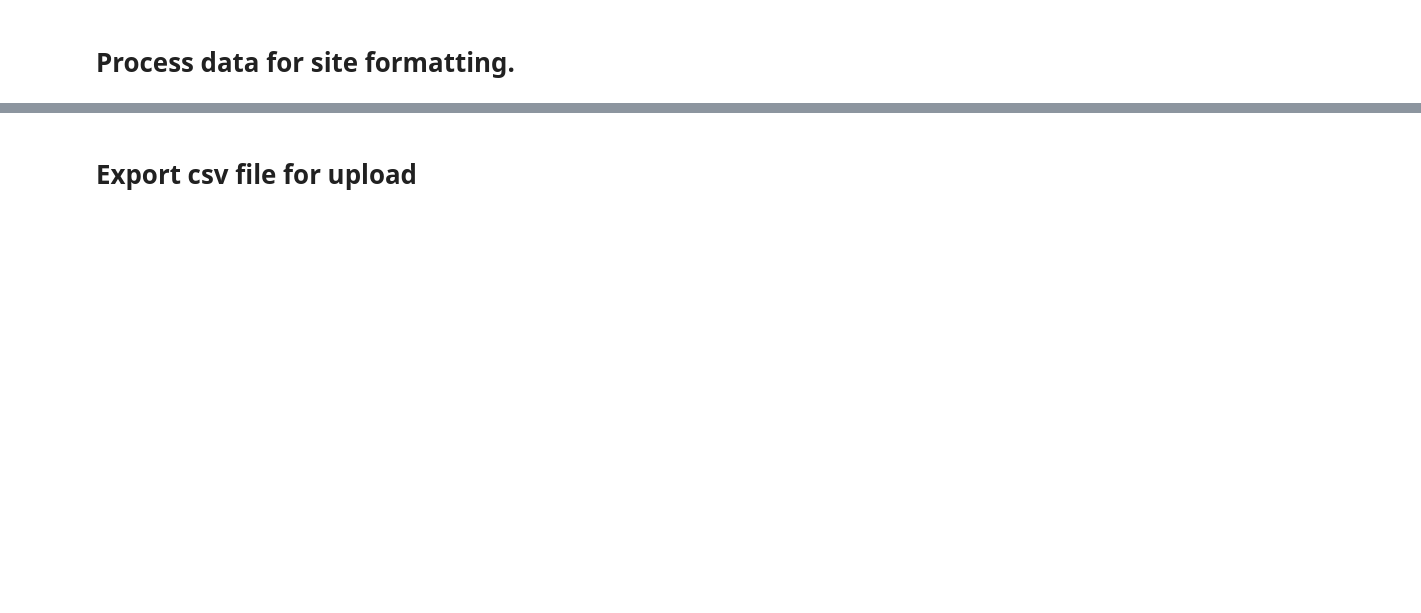
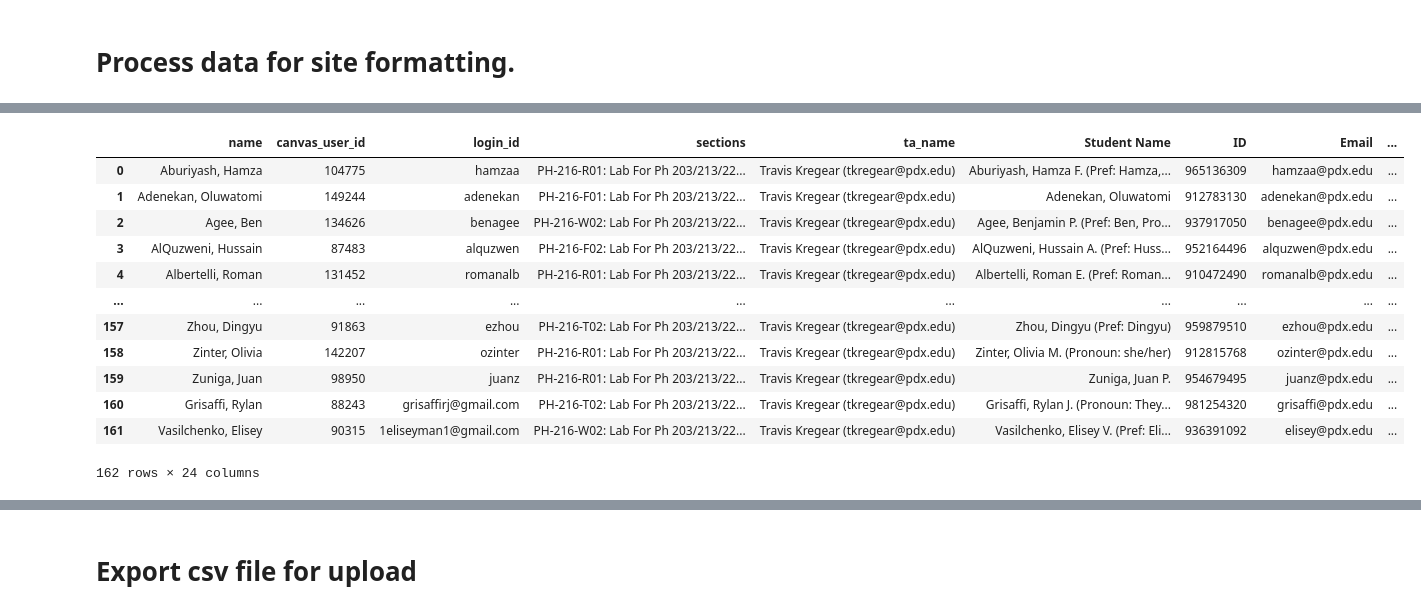
Before and after one commit to PeaceAndLongLife/Analysis-Colab, a Jupyter notebook: notebooks/Compare_and_Update_site_roster.ipynb, the cells around one changed output, grey strips where cells are left out. Drawn from its saved outputs; the diff is of its cells as text; code cells hidden in the pictures; blank space fills up the shorter version.

```diff
--- a/notebooks/Compare_and_Update_site_roster.ipynb
+++ b/notebooks/Compare_and_Update_site_roster.ipynb
@@ -200,8 +202,8 @@ print("The 'extract_file_id' function has been defined.")
 # Read in Data
 # %%
 # @title Import Canvas roster CSV and Banner Roster xlsx {"form-width":"20%"}
-csv_link = "https://drive.google.com/file/d/17T5HCGWP4W8B3jKywOxZtkpltZ0GWgoh/view?usp=drive_link" # @param {"type":"string","placeholder":"Enter the link for the Canvas roster CSV file"}
-xlsx_link = "https://docs.google.com/spreadsheets/d/19xTIMlMQK4gQRIJ5Ymj7pfxGelLIKng_/edit?usp=drive_link&ouid=114068857540291368901&rtpof=true&sd=true" # @param {"type":"string","placeholder":"Enter the link for the Banner roster XLSX file"}
+csv_link = "https://drive.google.com/file/d/1ssH1LXeEt6YszpzfnHbKwCXNqpd0gQKG/view?usp=drive_link" # @param {"type":"string","placeholder":"Enter the link for the Canvas roster CSV file"}
+xlsx_link = "https://docs.google.com/spreadsheets/d/1UdDi1WcxtwnT9H5UwOIF53nqSnRiLZ3t/edit?usp=sharing&ouid=114068857540291368901&rtpof=true&sd=true" # @param {"type":"string","placeholder":"Enter the link for the Banner roster XLSX file"}
 
 # @markdown ---
 # @markdown Link to download canvas roster:
@@ -233,11 +235,11 @@ print("\nAttempting to read XLSX file...")
 df_xlsx = document_manager.read_file(xlsx_file_id, file_type='xlsx')
 if df_xlsx is not None:
     # Set the 14th row (index 13) as column headers
-    new_header = df_xlsx.iloc[13]
-    df_xlsx = df_xlsx[14:] # Remove rows up to and including the new header row
-    df_xlsx.columns = new_header # Set the new header
+    # new_header = df_xlsx.iloc[13]
+    # df_xlsx = df_xlsx[14:] # Remove rows up to and including the new header row
+    # df_xlsx.columns = new_header # Set the new header
     # Reset index after dropping rows
-    df_xlsx = df_xlsx.reset_index(drop=True)
+    # df_xlsx = df_xlsx.reset_index(drop=True)
     print("XLSX DataFrame head after processing:")
     display(df_xlsx.head())
 else:
@@ -440,0 +510,16 @@ display(merged_df)
+# %%
+display(merged_df)
+# %% [output]
+|  | name | canvas_user_id | login_id | sections | ta_name | Student Name | ID | Email | ... |
+| 0 | Aburiyash, Hamza | 104775 | hamzaa | PH-216-R01: Lab For Ph 203/213/22... | Travis Kregear (tkregear@pdx.edu) | Aburiyash, Hamza F. (Pref: Hamza,... | 965136309 | hamzaa@pdx.edu | ... |
+| 1 | Adenekan, Oluwatomi | 149244 | adenekan | PH-216-F01: Lab For Ph 203/213/22... | Travis Kregear (tkregear@pdx.edu) | Adenekan, Oluwatomi | 912783130 | adenekan@pdx.edu | ... |
+| 2 | Agee, Ben | 134626 | benagee | PH-216-W02: Lab For Ph 203/213/22... | Travis Kregear (tkregear@pdx.edu) | Agee, Benjamin P. (Pref: Ben, Pro... | 937917050 | benagee@pdx.edu | ... |
+| 3 | AlQuzweni, Hussain | 87483 | alquzwen | PH-216-F02: Lab For Ph 203/213/22... | Travis Kregear (tkregear@pdx.edu) | AlQuzweni, Hussain A. (Pref: Huss... | 952164496 | alquzwen@pdx.edu | ... |
+| 4 | Albertelli, Roman | 131452 | romanalb | PH-216-R01: Lab For Ph 203/213/22... | Travis Kregear (tkregear@pdx.edu) | Albertelli, Roman E. (Pref: Roman... | 910472490 | romanalb@pdx.edu | ... |
+| ... | ... | ... | ... | ... | ... | ... | ... | ... | ... |
+| 157 | Zhou, Dingyu | 91863 | ezhou | PH-216-T02: Lab For Ph 203/213/22... | Travis Kregear (tkregear@pdx.edu) | Zhou, Dingyu (Pref: Dingyu) | 959879510 | ezhou@pdx.edu | ... |
+| 158 | Zinter, Olivia | 142207 | ozinter | PH-216-R01: Lab For Ph 203/213/22... | Travis Kregear (tkregear@pdx.edu) | Zinter, Olivia M. (Pronoun: she/her) | 912815768 | ozinter@pdx.edu | ... |
+| 159 | Zuniga, Juan | 98950 | juanz | PH-216-R01: Lab For Ph 203/213/22... | Travis Kregear (tkregear@pdx.edu) | Zuniga, Juan P. | 954679495 | juanz@pdx.edu | ... |
+| 160 | Grisaffi, Rylan | 88243 | grisaffirj@gmail.com | PH-216-T02: Lab For Ph 203/213/22... | Travis Kregear (tkregear@pdx.edu) | Grisaffi, Rylan J. (Pronoun: They... | 981254320 | grisaffi@pdx.edu | ... |
+| 161 | Vasilchenko, Elisey | 90315 | 1eliseyman1@gmail.com | PH-216-W02: Lab For Ph 203/213/22... | Travis Kregear (tkregear@pdx.edu) | Vasilchenko, Elisey V. (Pref: Eli... | 936391092 | elisey@pdx.edu | ... |
+162 rows × 24 columns
```
Also changed, not shown: parts of 10 cells of this notebook.
